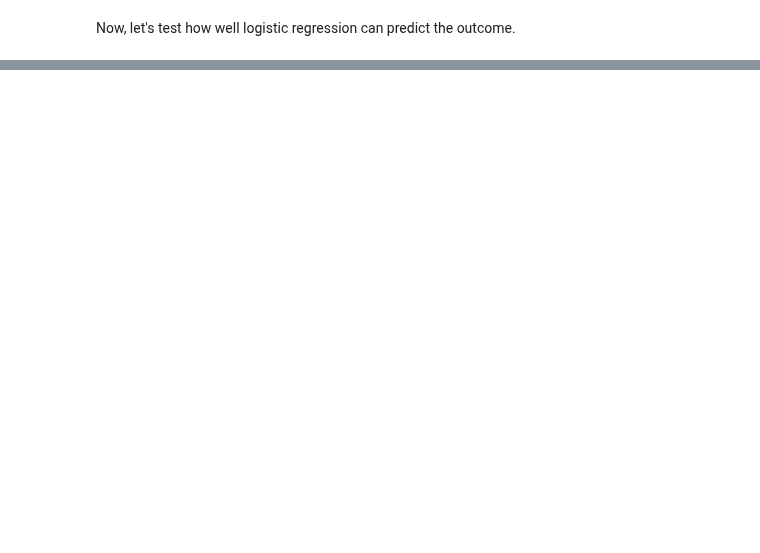
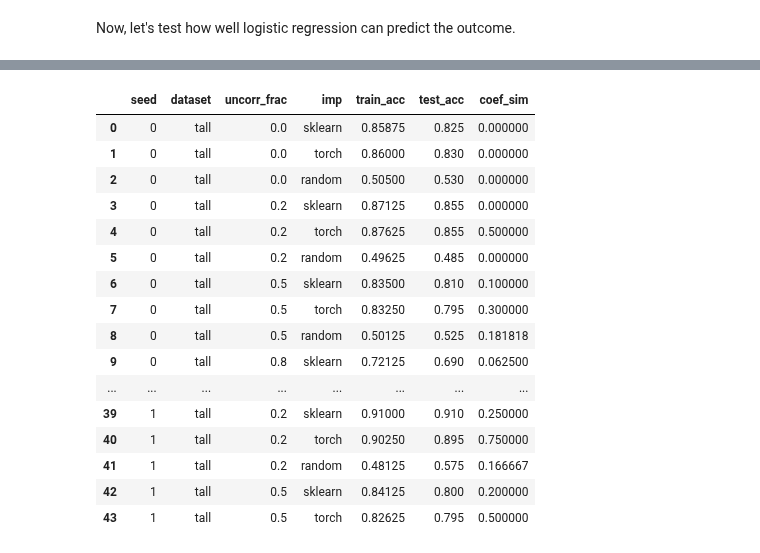
Before and after one commit to jjc2718/netreg, a Jupyter notebook: simdata/simulate_data_l1.ipynb, the cells around one changed output, grey strips where cells are left out. Cells and saved outputs as stored; diff of their text form; code cells hidden in the pictures; blank space fills up the shorter version.

```diff
--- a/simdata/simulate_data_l1.ipynb
+++ b/simdata/simulate_data_l1.ipynb
@@ -98,0 +200,21 @@ array([0, 0, 1, 0, 0, 1, 1, 0, 0, 1, 0, 0, 1, 0, 0, 0, 1, 1, 1, 0, 1, 0,
+# %%
+tall_df = results_df[results_df['dataset'] == 'tall']
+tall_df.head(n=20)
+# %% [output]
+|  | seed | dataset | uncorr_frac | imp | train_acc | test_acc | coef_sim |
+| 0 | 0 | tall | 0.0 | sklearn | 0.85875 | 0.825 | 0.000000 |
+| 1 | 0 | tall | 0.0 | torch | 0.86000 | 0.830 | 0.000000 |
+| 2 | 0 | tall | 0.0 | random | 0.50500 | 0.530 | 0.000000 |
+| 3 | 0 | tall | 0.2 | sklearn | 0.87125 | 0.855 | 0.000000 |
+| 4 | 0 | tall | 0.2 | torch | 0.87625 | 0.855 | 0.500000 |
+| 5 | 0 | tall | 0.2 | random | 0.49625 | 0.485 | 0.000000 |
+| 6 | 0 | tall | 0.5 | sklearn | 0.83500 | 0.810 | 0.100000 |
+| 7 | 0 | tall | 0.5 | torch | 0.83250 | 0.795 | 0.300000 |
+| 8 | 0 | tall | 0.5 | random | 0.50125 | 0.525 | 0.181818 |
+| 9 | 0 | tall | 0.8 | sklearn | 0.72125 | 0.690 | 0.062500 |
+| ... | ... | ... | ... | ... | ... | ... | ... |
+| 39 | 1 | tall | 0.2 | sklearn | 0.91000 | 0.910 | 0.250000 |
+| 40 | 1 | tall | 0.2 | torch | 0.90250 | 0.895 | 0.750000 |
+| 41 | 1 | tall | 0.2 | random | 0.48125 | 0.575 | 0.166667 |
+| 42 | 1 | tall | 0.5 | sklearn | 0.84125 | 0.800 | 0.200000 |
+| 43 | 1 | tall | 0.5 | torch | 0.82625 | 0.795 | 0.500000 |
```
Also changed, not shown: parts of 16 cells of this notebook, 1 other file.
